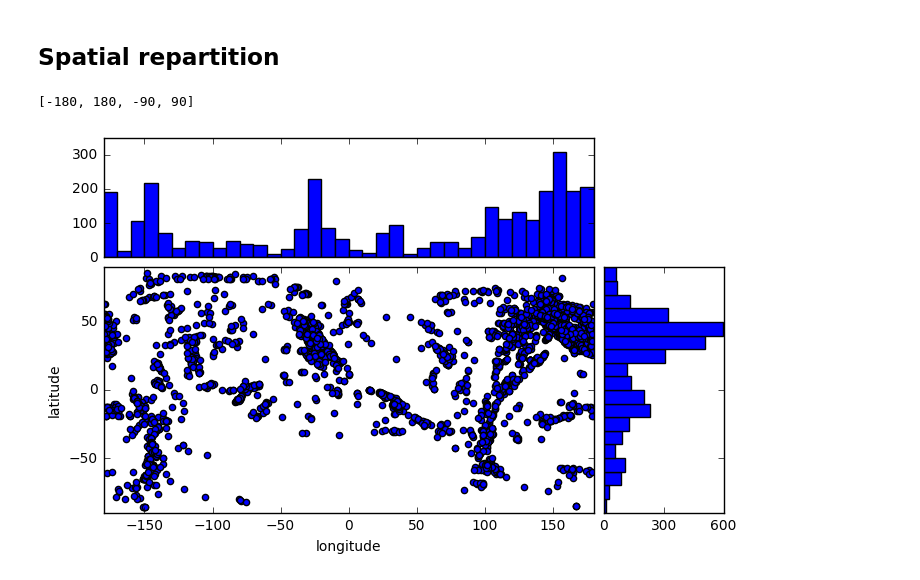
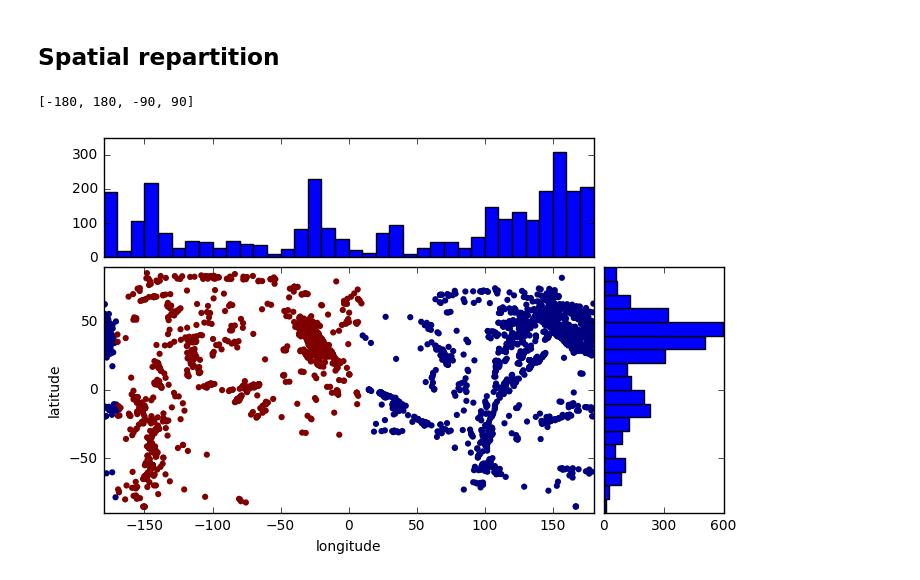
Before and after one commit to MarineLasbleis/GrowYourIC, a Jupyter notebook: FastTranslation.ipynb, the cells around one changed output. Saved outputs shown, nothing was run; the diff lists cells and outputs as text; code cells hidden in the pictures.

```diff
--- a/FastTranslation.ipynb
+++ b/FastTranslation.ipynb
@@ -14,7 +14,7 @@ import geodyn, geodyn_trg, geodyn_static
 import plot_data
 import data
 
-plt.rcParams['figure.figsize'] = (15.0, 5.0) #size of figures
+plt.rcParams['figure.figsize'] = (8.0, 3.0) #size of figures
 # %% [markdown]
 In the case of fast translation, the point is
 - to compare with results from Geballe 2013
@@ -260,35 +272,36 @@ cbar2.set_label("latitude: abs(theta)")
 # %%
 from mpl_toolkits.axes_grid1 import make_axes_locatable
 
+color = dist
 fig, ax = plt.subplots(figsize=(8, 8))
-ax.scatter(p,t)
+ax.scatter(p,t, c=dist>90, linewidth=0)
 ax.set_xlabel("longitude")
 ax.set_ylabel("latitude")
 
 
 #to add histograms to see the actual repartition. Please see http://matplotlib.org/examples/axes_grid/scatter_hist.html
 divider = make_axes_locatable(ax)
 axHistx = divider.append_axes("top", 1.2, pad=0.1, sharex=ax)
 axHisty = divider.append_axes("right", 1.2, pad=0.1, sharey=ax)
 plt.setp(axHistx.get_xticklabels() + axHisty.get_yticklabels(),
          visible=False)
 binwidth = 10.
 limX = (int(180./binwidth) + 1)*binwidth
 limY = (int(90./binwidth) + 1)*binwidth
 binsX = np.arange(-limX, limX + binwidth, binwidth)
 binsY = np.arange(-limY, limY + binwidth, binwidth)
 axHistx.hist(p, bins=binsX)
 axHisty.hist(t, bins=binsY, orientation='horizontal')
 #axHistx.axis["bottom"].major_ticklabels.set_visible(False)
 for tl in axHistx.get_xticklabels():
     tl.set_visible(False)
 axHistx.set_yticks([0, 100, 200, 300])
 #axHisty.axis["left"].major_ticklabels.set_visible(False)
 for tl in axHisty.get_yticklabels():
     tl.set_visible(False)
 axHisty.set_xticks([0, 300, 600])
 ax.set_aspect('equal')
 ax.axis([-180, 180, -90, 90])
 # %% [output]
 [-180, 180, -90, 90]
-[figure, old version]
+[figure, new version]
```
Also changed, not shown: parts of 6 cells of this notebook, 2 other files.
